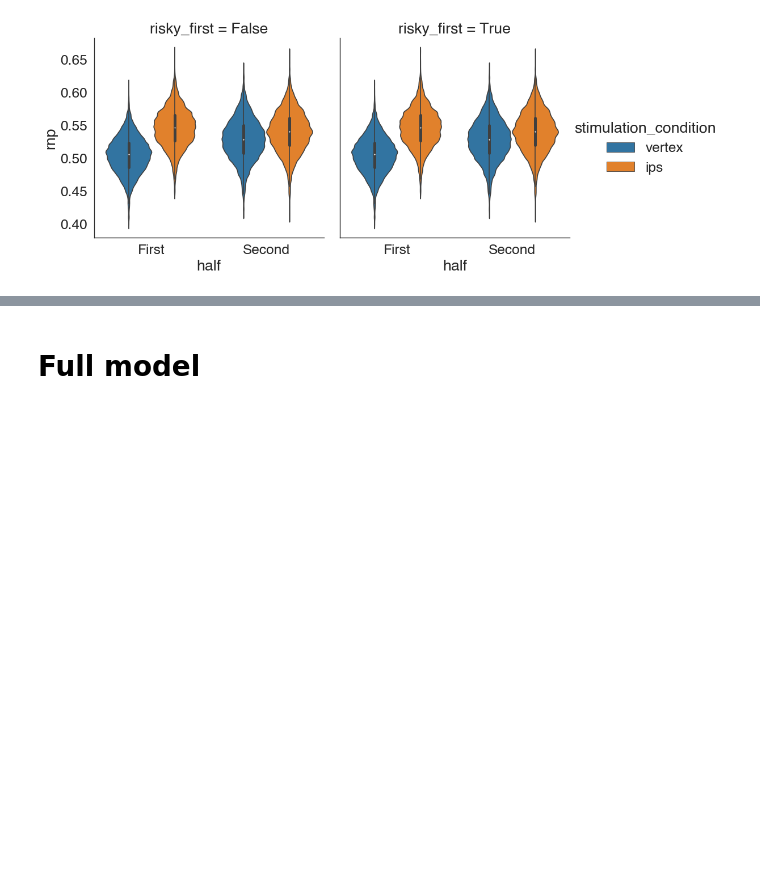
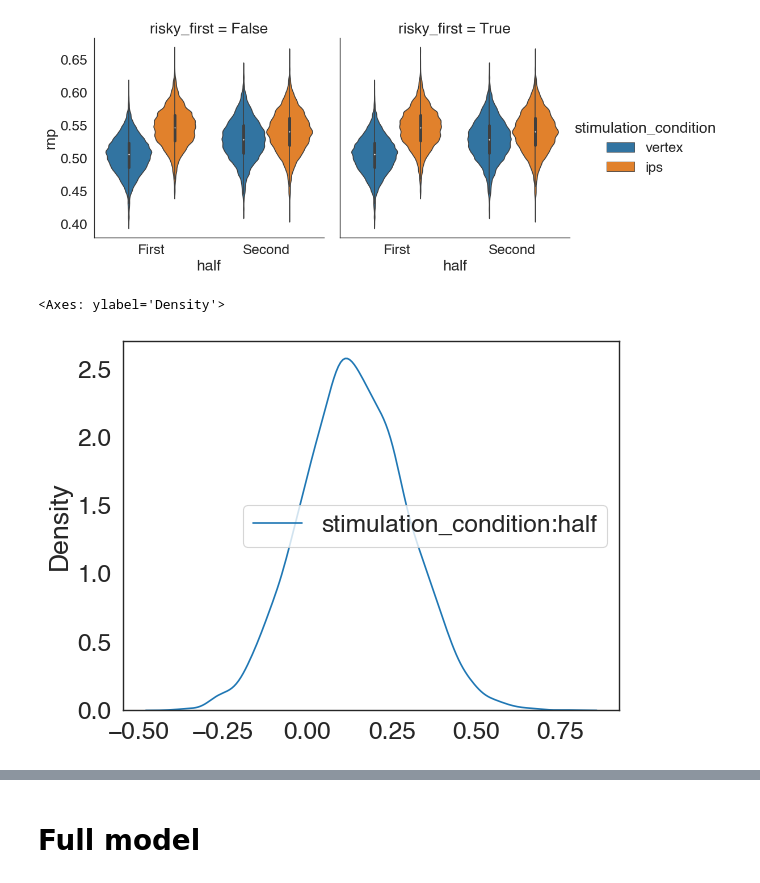
Before and after one commit to Gilles86/tms_risk, a Jupyter notebook: tms_risk/cogmodels/notebooks/analyze_probits.ipynb, the cells around one changed output, grey strips where cells are left out. Cells and saved outputs as stored; diff of their text form; code cells hidden in the pictures; blank space fills up the shorter version.

Commit message:
Analyze half model

```diff
--- a/tms_risk/cogmodels/notebooks/analyze_probits.ipynb
+++ b/tms_risk/cogmodels/notebooks/analyze_probits.ipynb
@@ -408,3 +408,8 @@ sns.catplot(rnp.reset_index(), x='half', y='rnp', hue='stimulation_condition', c
 # %% [output]
 <seaborn.axisgrid.FacetGrid at 0x...>
 [figure]
+# %%
+sns.kdeplot(idata.posterior['stimulation_condition:half'].to_dataframe())
+# %% [output]
+<Axes: ylabel='Density'>
+[figure, added]
```
Also changed, not shown: parts of 1 cell of this notebook.
